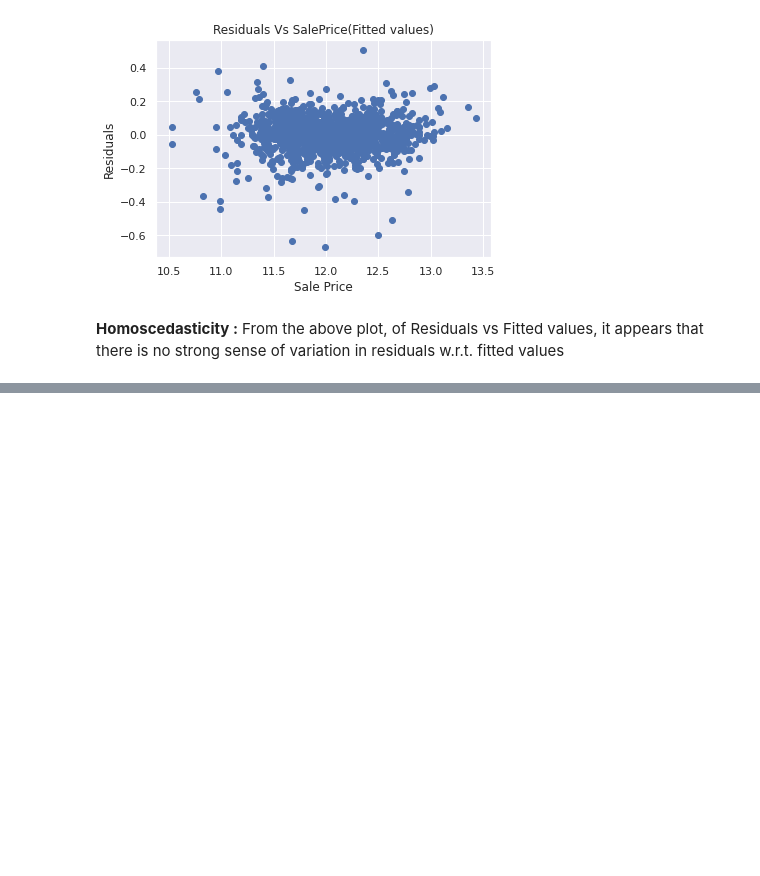
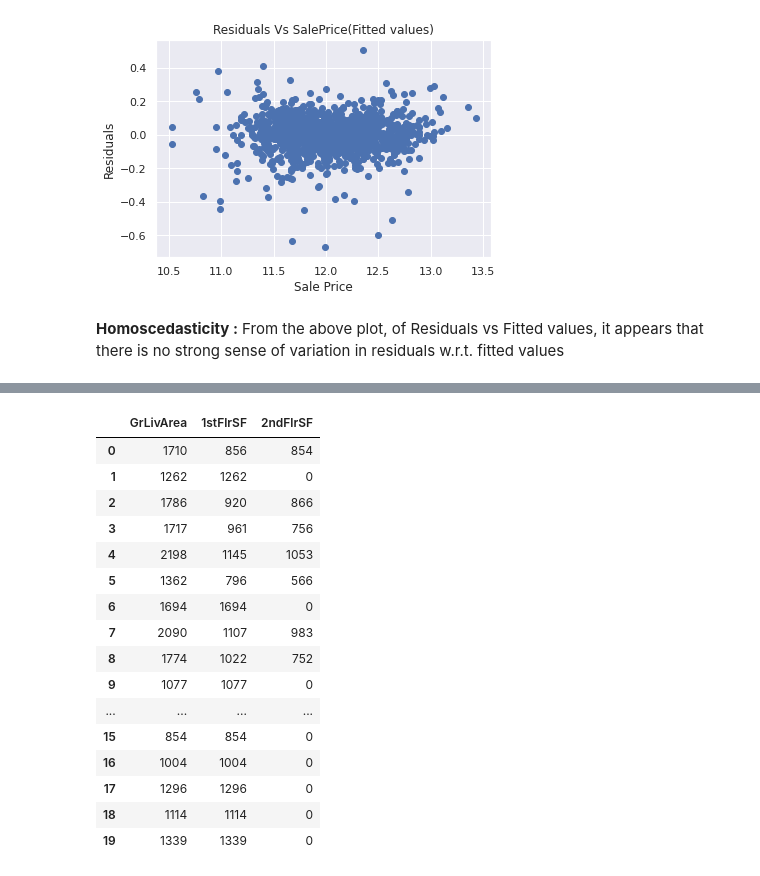
Before and after one commit to tilakmallikarjun/tilakmallikarjun, a Jupyter notebook: eda-notebook.ipynb, the cells around one changed output, grey strips where cells are left out. Drawn from its saved outputs; the diff is of its cells as text; code cells hidden in the pictures; blank space fills up the shorter version.

```diff
--- a/eda-notebook.ipynb
+++ b/eda-notebook.ipynb
@@ -782,0 +847,21 @@ vif_data["VIF"] = [variance_inflation_factor(X.values, i)
+# %%
+
+train[['GrLivArea','1stFlrSF','2ndFlrSF']].head(20)
+# %% [output]
+|  | GrLivArea | 1stFlrSF | 2ndFlrSF |
+| 0 | 1710 | 856 | 854 |
+| 1 | 1262 | 1262 | 0 |
+| 2 | 1786 | 920 | 866 |
+| 3 | 1717 | 961 | 756 |
+| 4 | 2198 | 1145 | 1053 |
+| 5 | 1362 | 796 | 566 |
+| 6 | 1694 | 1694 | 0 |
+| 7 | 2090 | 1107 | 983 |
+| 8 | 1774 | 1022 | 752 |
+| 9 | 1077 | 1077 | 0 |
+| ... | ... | ... | ... |
+| 15 | 854 | 854 | 0 |
+| 16 | 1004 | 1004 | 0 |
+| 17 | 1296 | 1296 | 0 |
+| 18 | 1114 | 1114 | 0 |
+| 19 | 1339 | 1339 | 0 |
```
Also changed, not shown: parts of 25 cells of this notebook.
